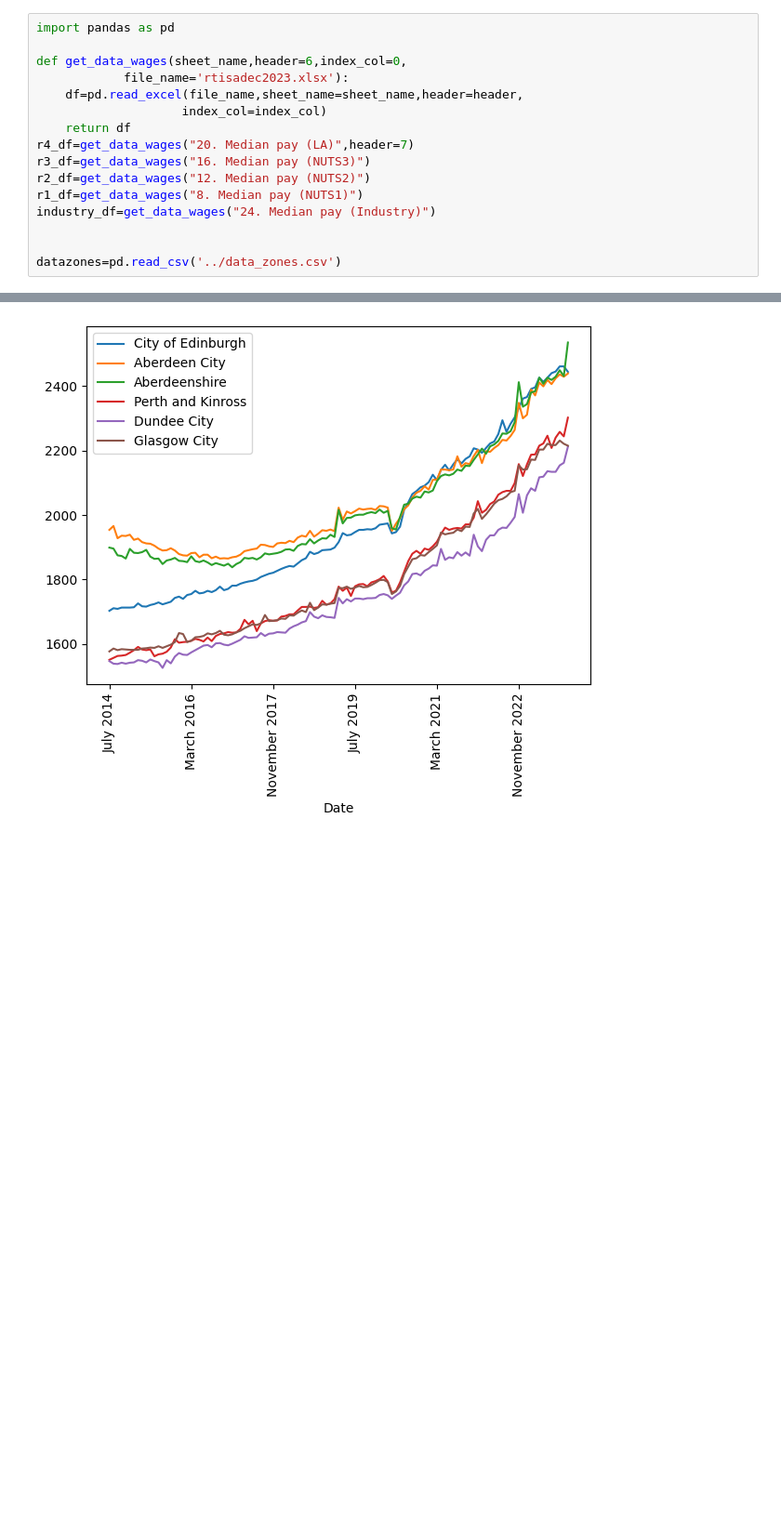
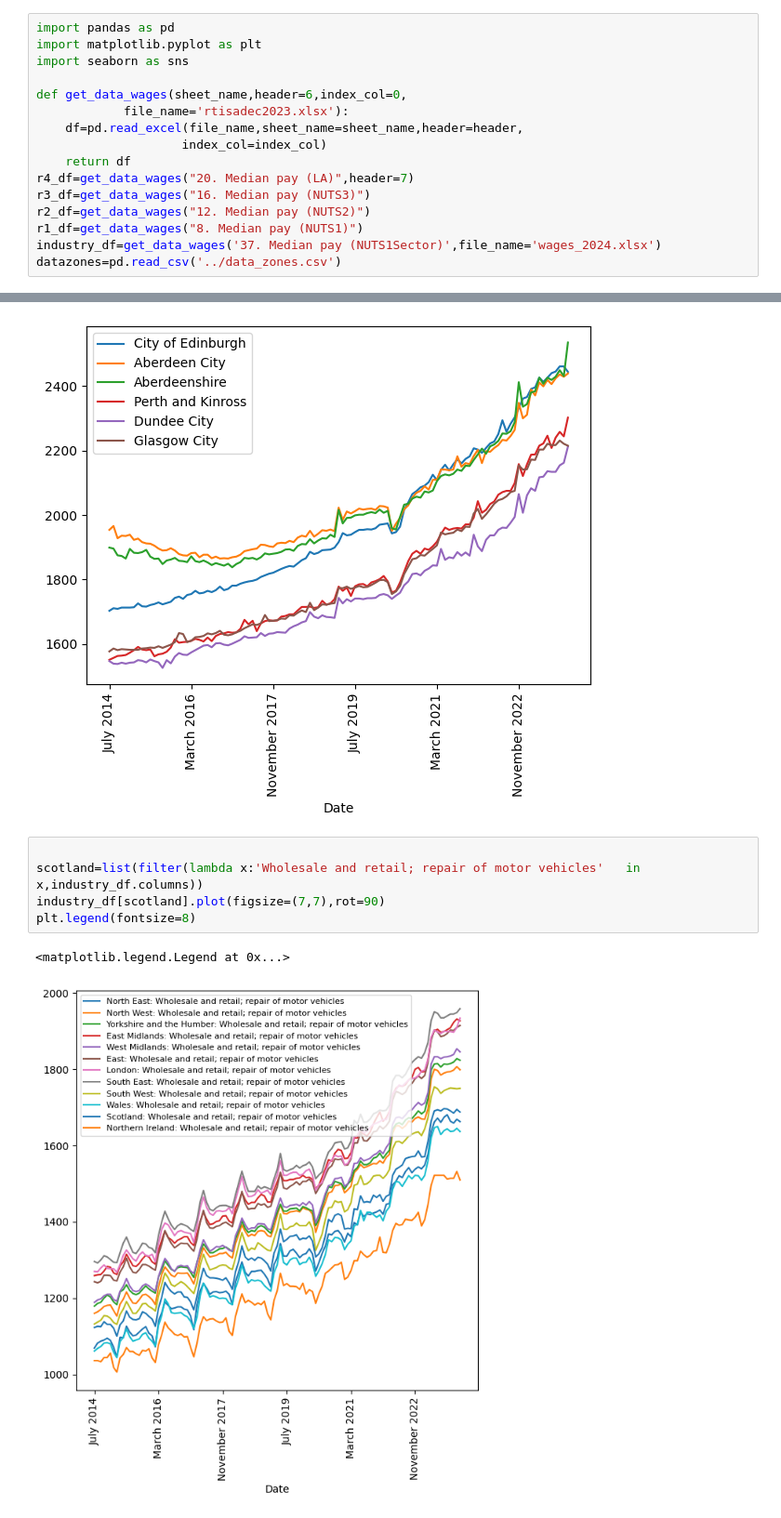
Before and after one commit to ManuelJua/aberdeen_data, a Jupyter notebook: wages/wages_analysis.ipynb, the cells around one changed output, grey strips where cells are left out. Shown at 93% size. Saved outputs shown, nothing was run; the diff lists cells and outputs as text; blank space fills up the shorter version.

```diff
--- a/wages/wages_analysis.ipynb
+++ b/wages/wages_analysis.ipynb
@@ -1,5 +1,7 @@
 # %%
 import pandas as pd
+import matplotlib.pyplot as plt
+import seaborn as sns
 
 def get_data_wages(sheet_name,header=6,index_col=0,
             file_name='rtisadec2023.xlsx'):
@@ -10,7 +12,5 @@ r4_df=get_data_wages("20. Median pay (LA)",header=7)
 r3_df=get_data_wages("16. Median pay (NUTS3)")
 r2_df=get_data_wages("12. Median pay (NUTS2)")
 r1_df=get_data_wages("8. Median pay (NUTS1)")
-industry_df=get_data_wages("24. Median pay (Industry)")
-
-
+industry_df=get_data_wages('37. Median pay (NUTS1Sector)',file_name='wages_2024.xlsx')
 datazones=pd.read_csv('../data_zones.csv')
@@ -34,3 +41,11 @@ r4_df[select_east_scotland].plot(figsize=(7,5),rot=90)
 # %% [output]
 <Axes: xlabel='Date'>
 [figure]
+# %%
+
+scotland=list(filter(lambda x:'Wholesale and retail; repair of motor vehicles'   in x,industry_df.columns))
+industry_df[scotland].plot(figsize=(7,7),rot=90)
+plt.legend(fontsize=8)
+# %% [output]
+<matplotlib.legend.Legend at 0x...>
+[figure, added]
```
Also changed, not shown: parts of 2 cells of this notebook, 2 other files.
